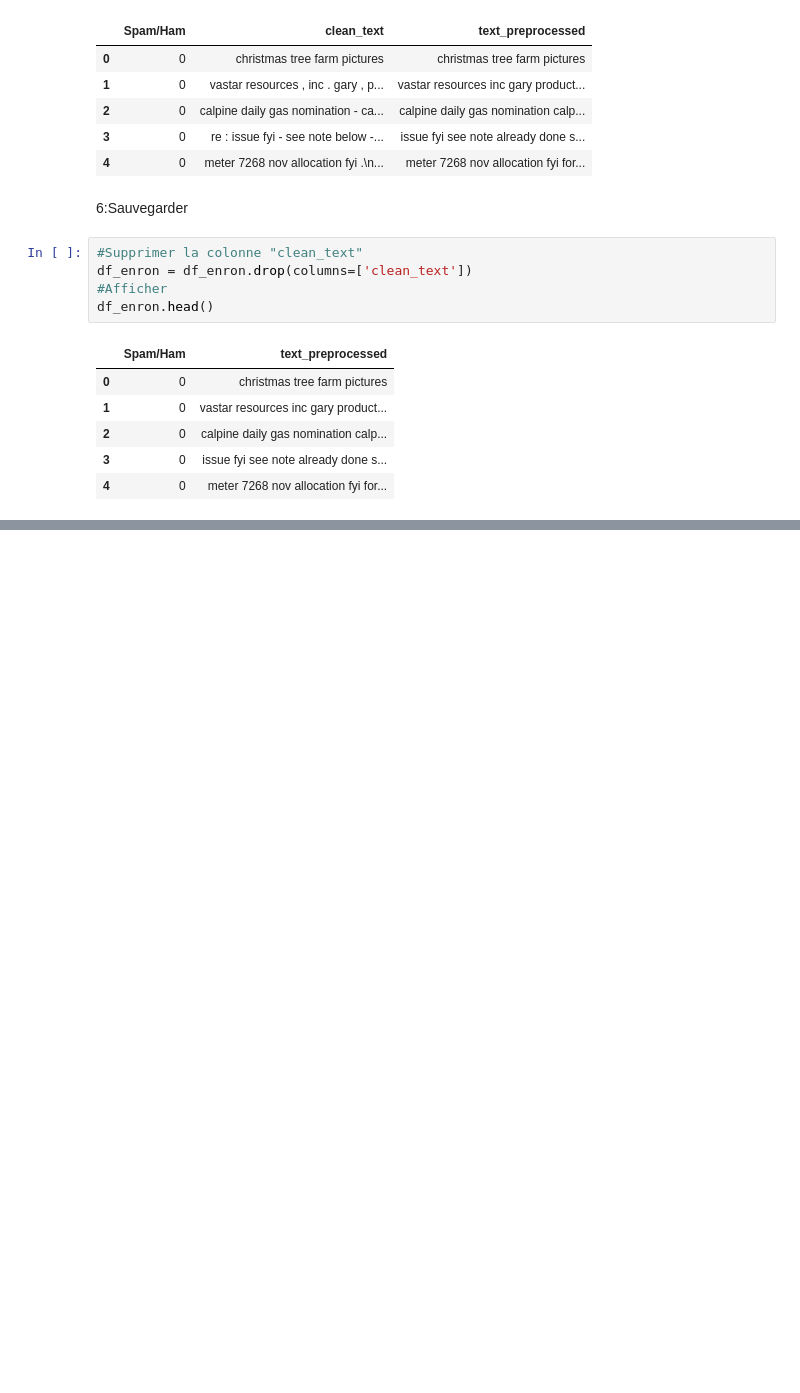
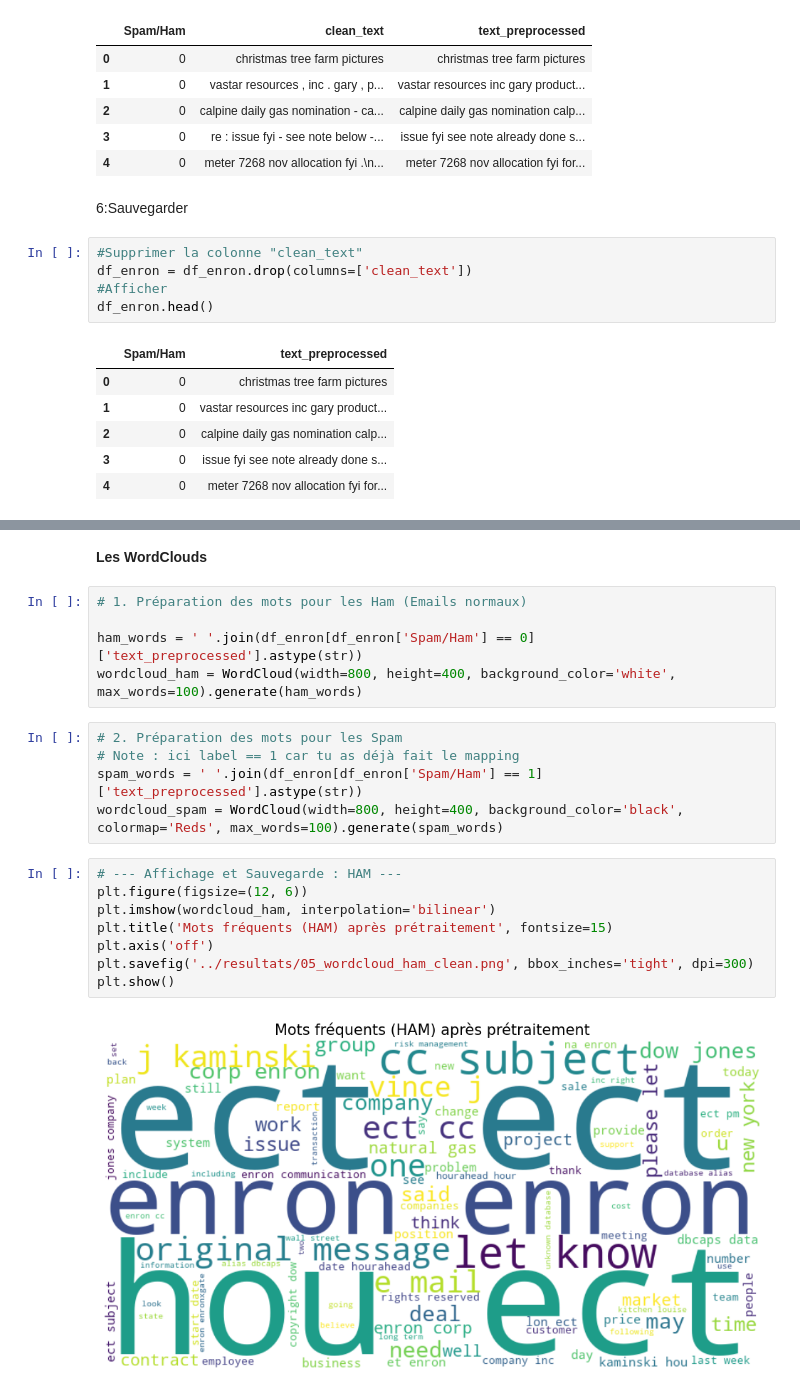
Before and after one commit to yasslous/classification-emails-enron, a Jupyter notebook: cahiers/02_pretraitement_nlp.ipynb, the cells around one changed output, grey strips where cells are left out. Cells and saved outputs as stored; diff of their text form; blank space fills up the shorter version.

Commit message:
Ajout des WordClouds sur texte prétraité dans le dossier resultats

```diff
--- a/cahiers/02_pretraitement_nlp.ipynb
+++ b/cahiers/02_pretraitement_nlp.ipynb
@@ -132,0 +128,22 @@ Colonnes restantes : ['Spam/Ham', 'text_preprocessed']
+# %% [markdown]
+**Les WordClouds**
+# %%
+# 1. Préparation des mots pour les Ham (Emails normaux)
+
+ham_words = ' '.join(df_enron[df_enron['Spam/Ham'] == 0]['text_preprocessed'].astype(str))
+wordcloud_ham = WordCloud(width=800, height=400, background_color='white', max_words=100).generate(ham_words)
+# %%
+# 2. Préparation des mots pour les Spam
+# Note : ici label == 1 car tu as déjà fait le mapping
+spam_words = ' '.join(df_enron[df_enron['Spam/Ham'] == 1]['text_preprocessed'].astype(str))
+wordcloud_spam = WordCloud(width=800, height=400, background_color='black', colormap='Reds', max_words=100).generate(spam_words)
+# %%
+# --- Affichage et Sauvegarde : HAM ---
+plt.figure(figsize=(12, 6))
+plt.imshow(wordcloud_ham, interpolation='bilinear')
+plt.title('Mots fréquents (HAM) après prétraitement', fontsize=15)
+plt.axis('off')
+plt.savefig('../resultats/05_wordcloud_ham_clean.png', bbox_inches='tight', dpi=300)
+plt.show()
+# %% [output]
+[figure, added]
```
Also changed, not shown: parts of 3 cells of this notebook, 2 other files.
